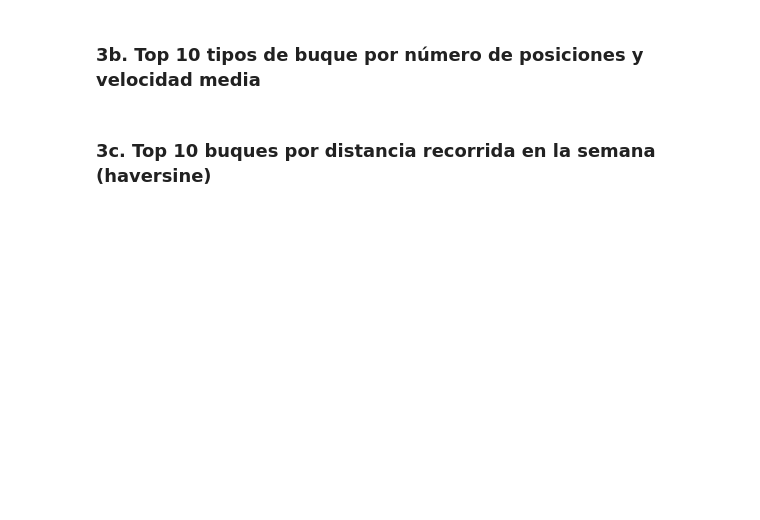
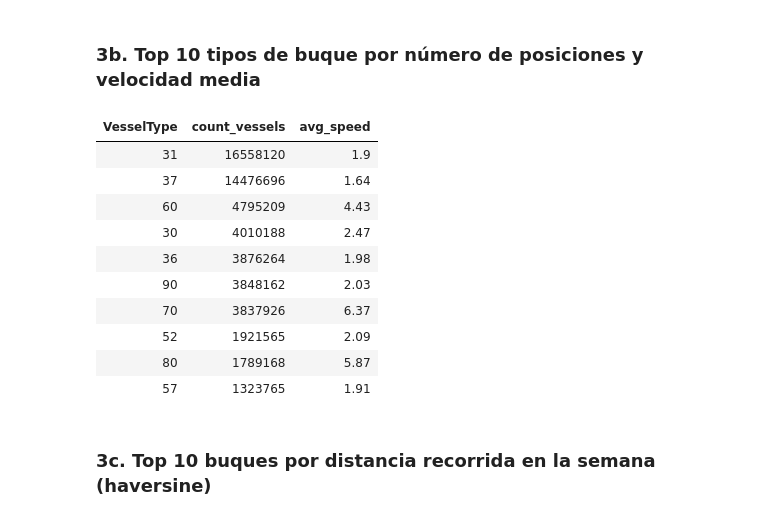
Before and after one commit to JuanDPerez/ocean-watch-analytics, a Jupyter notebook: ingest.ipynb, the cells around one changed output. Drawn from its saved outputs; the diff is of its cells as text; code cells hidden in the pictures; blank space fills up the shorter version.

```diff
--- a/ingest.ipynb
+++ b/ingest.ipynb
@@ -385,4 +571,33 @@ if CLEANUP_LEGACY:
 # %% [markdown]
 ### 3b. Top 10 tipos de buque por número de posiciones y velocidad media
+# %%
+ais = spark.table("ocean_watch.raw.ais")
+
+top_10 = (
+    ais
+    .groupBy("VesselType")
+    .agg(
+        F.count("MMSI").alias("count_vessels"),
+        F.round(F.avg("SOG"), 2).alias("avg_speed")
+    )
+    .orderBy(F.desc("count_vessels"))
+    .limit(10)
+)
+
+# no entiendo lo del catálogo
+
+display(top_10)
+# %% [output]
+| VesselType | count_vessels | avg_speed |
+| 31 | 16558120 | 1.9 |
+| 37 | 14476696 | 1.64 |
+| 60 | 4795209 | 4.43 |
+| 30 | 4010188 | 2.47 |
+| 36 | 3876264 | 1.98 |
+| 90 | 3848162 | 2.03 |
+| 70 | 3837926 | 6.37 |
+| 52 | 1921565 | 2.09 |
+| 80 | 1789168 | 5.87 |
+| 57 | 1323765 | 1.91 |
 # %% [markdown]
 ### 3c. Top 10 buques por distancia recorrida en la semana (haversine)
```
Also changed, not shown: parts of 27 cells of this notebook.
